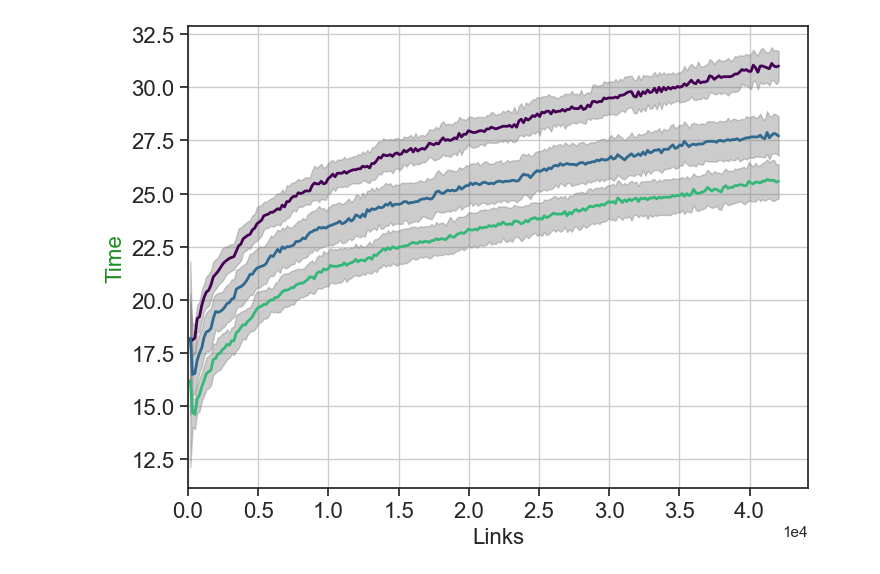
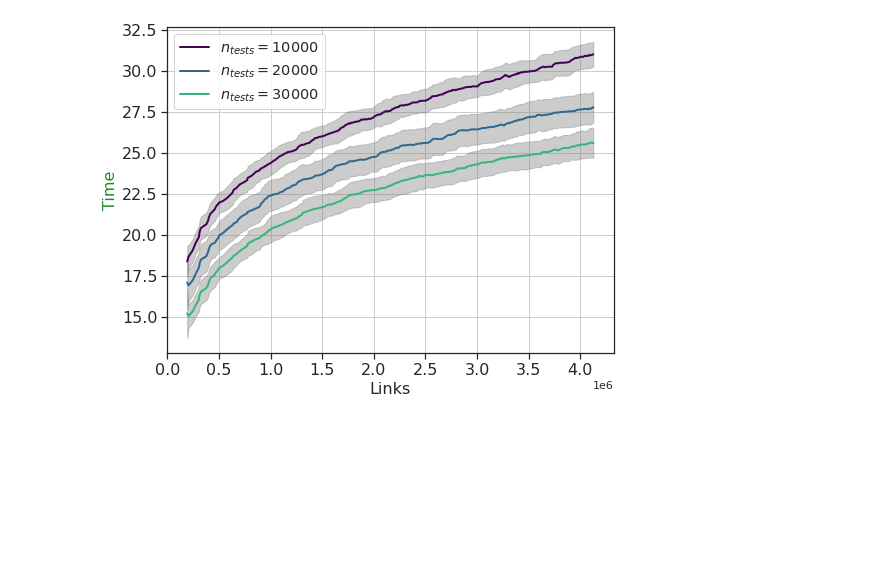
Before and after one commit to PabloValgaRuiz/control23, a Jupyter notebook: figs_dec23.ipynb, the cells around one changed output. Cells and saved outputs as stored; diff of their text form; code cells hidden in the pictures; blank space fills up the shorter version.

```diff
--- a/figs_dec23.ipynb
+++ b/figs_dec23.ipynb
@@ -30,13 +50,15 @@ heatmap = pd.read_csv('tests/out/' + name + '_30k_beta_' + betastr +
 colormap = mpl.colormaps['viridis']
 
 for i,ntests in enumerate([10000, 20000, 30000]):
-    data = heatmap[heatmap['tests'] == ntests]
+    data = heatmap[heatmap['tests'] == ntests].copy()
     #rolling average of data
-    data['detected'] = data['detected'].rolling(window=4).mean()
-    data['error'] = data['error'].rolling(window=4).mean()
+    data['detected'] = data['detected']#.rolling(window=4).mean()
+    data['error'] = data['error']#.rolling(window=4).mean()
     color = colormap(i/3)
-    ax.plot('population', 'detected', data=data, color=color, lw=2)
+    ax.plot('population', 'detected', data=data, color=color, lw=2, label = r'$n_{tests} = $' + str(ntests))
     ax.fill_between(x=data['population'], y1=data['detected']+ 1*data['error'], y2=data['detected']-1*data['error'], color='gray', alpha=0.4)
+
+ax.legend(fontsize=label_size*0.9)
 
 ax.set_xlabel('Population', size=label_size)
 ax.set_ylabel('Detected', size=label_size, color='forestgreen')
@@ -61,38 +73,39 @@ See the caveats in the documentation: https://pandas.pydata.org/pandas-docs/stab
 # %%
 sns.set_theme(style="ticks")
 
 fig,ax = plt.subplots(figsize=(8,6))
 
 label_size = 16
 abc_size = 16*1.6
 
 colormap = mpl.colormaps['viridis']
 
 name = 'ma'
 betastr = '4,0'
 for i,tests in enumerate([10,20,30]):
     heatmap = pd.read_csv('times/out/' + name + f'_{tests}k_60d_beta_' + betastr +
                             '.txt', sep='\t')
-    # heatmap['time'] = heatmap['time'].rolling(window=20).mean()
-    # heatmap['time_error'] = heatmap['time_error'].rolling(window=20).mean()
+    heatmap['time'] = heatmap['time'].rolling(window=4).mean()
+    heatmap['time_error'] = heatmap['time_error'].rolling(window=4).mean()
     heatmap['time_error'] = heatmap['time_error']/np.sqrt(23) * 1.96
 
 
     #rolling average of data
     color = colormap(i/3)
-    ax.plot('links', 'time', data=heatmap, color=color, lw=2)
-    ax.fill_between(x=heatmap['links'], y1=heatmap['time']+ 1*heatmap['time_error'], y2=heatmap['time']-1*heatmap['time_error'], color='gray', alpha=0.4)
+    ax.plot('population', 'time', data=heatmap, color=color, lw=2, label = r'$n_{tests} = $' + str(tests * 1000))
+    ax.fill_between(x=heatmap['population'], y1=heatmap['time']+ 1*heatmap['time_error'], y2=heatmap['time']-1*heatmap['time_error'], color='gray', alpha=0.4)
 
+ax.legend(fontsize=label_size*0.9)
 ax.set_xlabel('Links', size=label_size)
 ax.set_ylabel('Time', size=label_size, color='forestgreen')
 ax.tick_params(labelsize=label_size)
 ax.set_xlim(0,)
 ax.grid('True')
 ax.ticklabel_format(axis='x', style='sci', scilimits=(0,0))
 
 fig.savefig('figures/figs_dec23/Fig3b.svg', bbox_inches='tight', dpi=300)
 # %% [output]
-[figure, old version]
+[figure, new version]
 # %%
 fig,ax = plt.subplots(figsize=(8,7))
 label_size = 16
```
Also changed, not shown: parts of 9 cells of this notebook, 40 other files.
